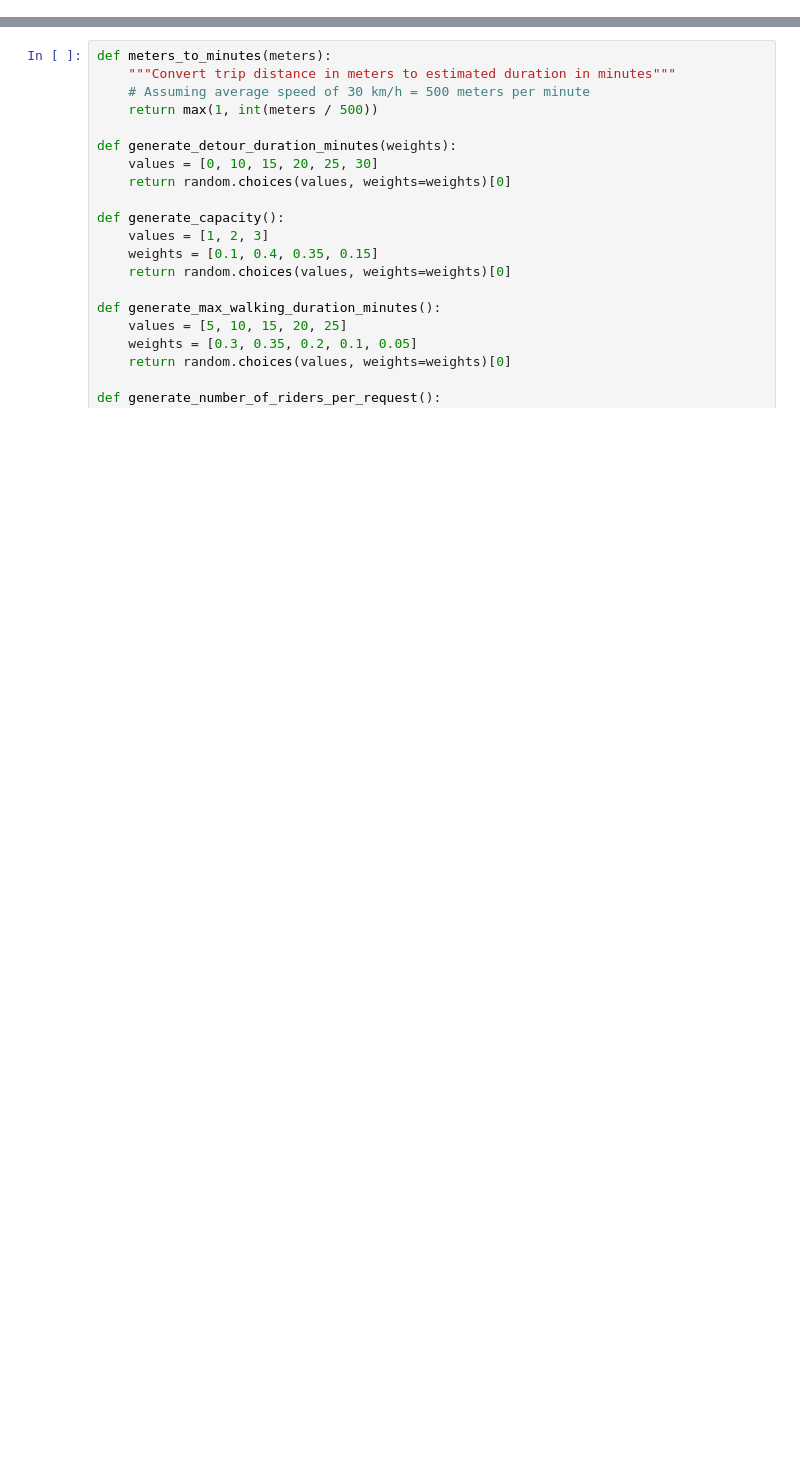
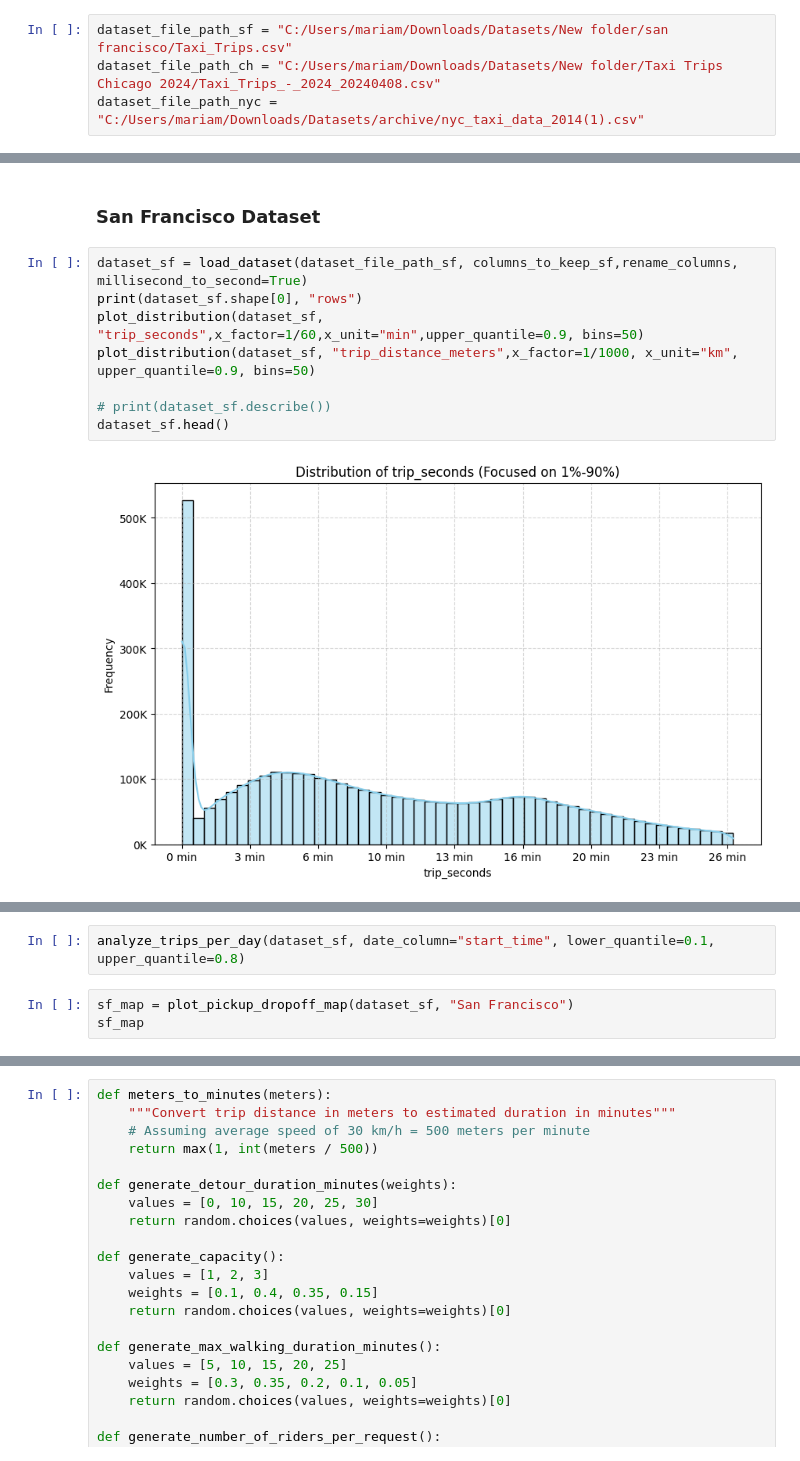
Before and after one commit to carpooling-egy/matching-engine, a Jupyter notebook: testing/datasets.ipynb, the cells around one changed output, grey strips where cells are left out. Drawn from its saved outputs; the diff is of its cells as text; blank space fills up the shorter version.

```diff
--- a/testing/datasets.ipynb
+++ b/testing/datasets.ipynb
@@ -13,0 +22,4 @@ RIDER_RATIO = 0.5
+# %%
+dataset_file_path_sf = "C:/Users/mariam/Downloads/Datasets/New folder/san francisco/Taxi_Trips.csv"
+dataset_file_path_ch = "C:/Users/mariam/Downloads/Datasets/New folder/Taxi Trips Chicago 2024/Taxi_Trips_-_2024_20240408.csv"
+dataset_file_path_nyc = "C:/Users/mariam/Downloads/Datasets/archive/nyc_taxi_data_2014(1).csv"
@@ -13,0 +238,12 @@ RIDER_RATIO = 0.5
+# %% [markdown]
+### San Francisco Dataset
+# %%
+dataset_sf = load_dataset(dataset_file_path_sf, columns_to_keep_sf,rename_columns, millisecond_to_second=True)
+print(dataset_sf.shape[0], "rows")
+plot_distribution(dataset_sf, "trip_seconds",x_factor=1/60,x_unit="min",upper_quantile=0.9, bins=50)
+plot_distribution(dataset_sf, "trip_distance_meters",x_factor=1/1000, x_unit="km", upper_quantile=0.9, bins=50)
+
+# print(dataset_sf.describe())
+dataset_sf.head()
+# %% [output]
+[figure, added]
@@ -13,0 +257,5 @@ RIDER_RATIO = 0.5
+# %%
+analyze_trips_per_day(dataset_sf, date_column="start_time", lower_quantile=0.1, upper_quantile=0.8)
+# %%
+sf_map = plot_pickup_dropoff_map(dataset_sf, "San Francisco")
+sf_map
```
Also changed, not shown: parts of 35 cells of this notebook.
